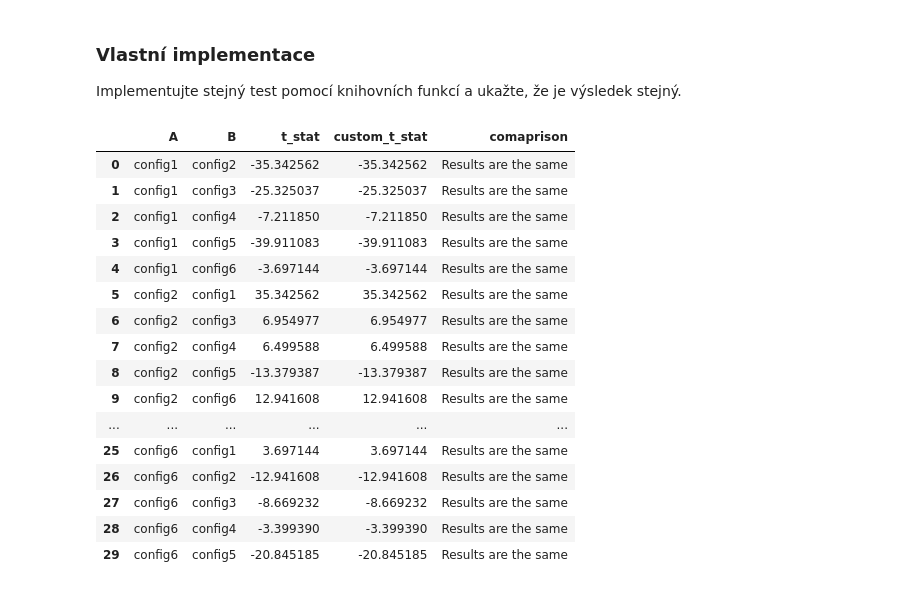
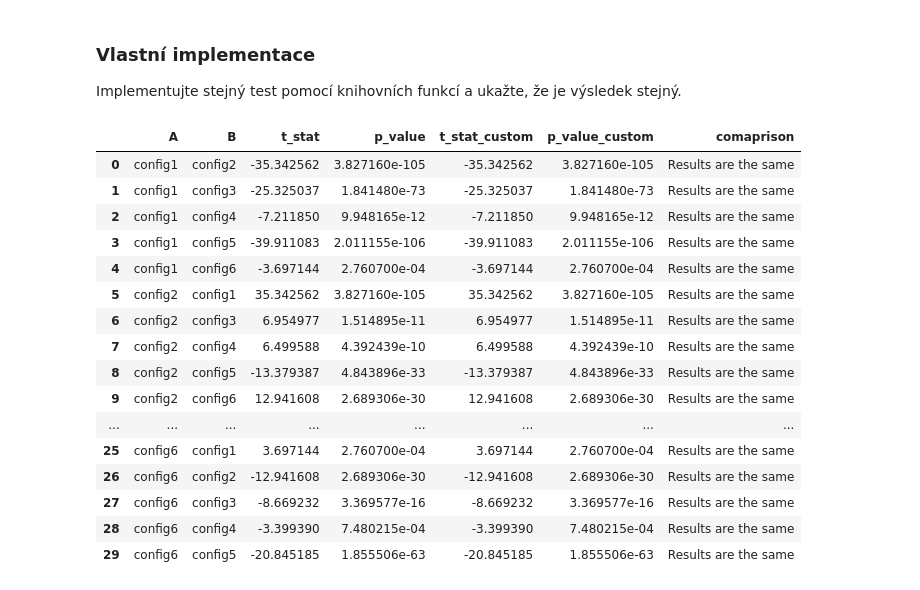
Before and after one commit to Explosiver001/MSP-Projekt1, a Jupyter notebook: proj1.ipynb, the cells around one changed output. Drawn from its saved outputs; the diff is of its cells as text; code cells hidden in the pictures.

Commit message:
added p-value

```diff
--- a/proj1.ipynb
+++ b/proj1.ipynb
@@ -249,11 +249,14 @@ for index, (config1, data1) in enumerate(data_dict.items()):
     for config2, data2 in list(data_dict.items()):
         if config1 == config2:
             continue
-        t_stat, _ = stats.ttest_ind(data1, data2, equal_var=False)
-        results.append({'A': config1, 'B': config2, 't_stat': t_stat})
+        t_stat, p_value = stats.ttest_ind(data1, data2, equal_var=False)
+        results.append({'A': config1, 'B': config2, 't_stat': t_stat, 'p_value': p_value})
 
 # porovnání výsledků t-testu
 rdf = pd.DataFrame(results)
+
+# zobrazení porovnání, kde je p-hodnota vyšší než 0.05
+display(rdf[rdf['p_value'] >= 0.05])
 
 # výpočet pozitivních hodnot (počet pozitivních hodnot prozrazuje pořadí konfigurace)
 find_order = lambda x: f"{len(list(filter(lambda y: y >= 0, x))) + 1}. fastest"
@@ -293,57 +299,54 @@ Implementujte stejný test pomocí knihovních funkcí a ukažte, že je výsled
 # %%
 # vlastní implementace nepárového t-testu
 
-def independent_t_test(x1: np.ndarray, x2: np.ndarray) -> float:
-
-    # rozptyl (můžeme použít i <np_ndarray>.var(ddof=1), implementace vlastního rozptylu "na ukázku")
-    def variance(x: np.ndarray, mean: float) -> None:
-        # vnitřní hodnoty pro sumu
-        tmp = [(xi - mean)**2 for xi in x]
-
-        # suma
-        tmp_sum = sum(tmp)
-
-        # podíl
-        return tmp_sum/(len(x)-1)
+def independent_t_test(x1: np.ndarray, x2: np.ndarray) -> tuple[float, float]:
+    # počty vzorků
+    n_x1 = len(x1)
+    n_x2 = len(x2)
 
     # průměry
     x1_mean = x1.mean()
     x2_mean = x2.mean()
 
     # rozptyly
-    var_1 = variance(x1, x1_mean)
-    var_2 = variance(x2, x2_mean)
+    x1_var = x1.var(ddof=1)
+    x2_var = x2.var(ddof=1)
 
-    # použitím výpočtu rozptylu z numpy by se měla zvýšit rychlost výpočtu
-    # var_1 = x1.var(ddof=1)
-    # var_2 = x2.var(ddof=1)
+    # výpočet t-hodnoty
+    t = (x1_mean-x2_mean)/(((x1_var/n_x1)+(x2_var/n_x2))**0.5)
 
-    # t-test
-    d = (x1_mean-x2_mean)/(((var_1/len(x1))+(var_2/len(x2)))**0.5)
-    return d
+    # výpočet stupňů volnosti
+    df = ((x1_var / n_x1 + x2_var / n_x2) ** 2) / ((x1_var / n_x1) ** 2 / (n_x1 - 1) + (x2_var / n_x2) ** 2 / (n_x2 - 1))
+
+    # výpočet p-hodnoty z t-hodnoty a stupňů volnosti
+    # na výpočet je použita scipy.stats funkce, jelikož jsem nenašel vzorec pro výpočet
+    #  stats.t.sf == (1 - stats.t.cdf)
+    p = 2 * stats.t.sf(abs(t), df)
+
+    return t, p
 
 
 # test pro každou dvojici konfigurací
-rdf['custom_t_stat'] = rdf.apply(lambda row: independent_t_test(data_dict[row['A']], data_dict[row['B']]), axis=1)
+rdf[['t_stat_custom', 'p_value_custom']] = rdf.apply(lambda row: independent_t_test(data_dict[row['A']], data_dict[row['B']]), axis=1, result_type='expand')
 
 # porovnání výsledků se scipy.stats.ttest_ind
-rdf['comaprison'] = rdf.apply(lambda row: 'Results are the same' if (abs(row['custom_t_stat'] - row['t_stat']) < 1e-9) else 'Different results', axis=1)
+rdf['comaprison'] = rdf.apply(lambda row: 'Results are the same' if (abs(row['t_stat_custom'] - row['t_stat']) < 1e-9) and (abs(row['p_value_custom'] - row['p_value']) < 1e-9) else 'Different results', axis=1)
 rdf
 # %% [output]
-|  | A | B | t_stat | custom_t_stat | comaprison |
-| 0 | config1 | config2 | -35.342562 | -35.342562 | Results are the same |
-| 1 | config1 | config3 | -25.325037 | -25.325037 | Results are the same |
-| 2 | config1 | config4 | -7.211850 | -7.211850 | Results are the same |
-| 3 | config1 | config5 | -39.911083 | -39.911083 | Results are the same |
-| 4 | config1 | config6 | -3.697144 | -3.697144 | Results are the same |
-| 5 | config2 | config1 | 35.342562 | 35.342562 | Results are the same |
-| 6 | config2 | config3 | 6.954977 | 6.954977 | Results are the same |
-| 7 | config2 | config4 | 6.499588 | 6.499588 | Results are the same |
-| 8 | config2 | config5 | -13.379387 | -13.379387 | Results are the same |
-| 9 | config2 | config6 | 12.941608 | 12.941608 | Results are the same |
-| ... | ... | ... | ... | ... | ... |
-| 25 | config6 | config1 | 3.697144 | 3.697144 | Results are the same |
-| 26 | config6 | config2 | -12.941608 | -12.941608 | Results are the same |
-| 27 | config6 | config3 | -8.669232 | -8.669232 | Results are the same |
-| 28 | config6 | config4 | -3.399390 | -3.399390 | Results are the same |
-| 29 | config6 | config5 | -20.845185 | -20.845185 | Results are the same |
+|  | A | B | t_stat | p_value | t_stat_custom | p_value_custom | comaprison |
+| 0 | config1 | config2 | -35.342562 | 3.827160e-105 | -35.342562 | 3.827160e-105 | Results are the same |
+| 1 | config1 | config3 | -25.325037 | 1.841480e-73 | -25.325037 | 1.841480e-73 | Results are the same |
+| 2 | config1 | config4 | -7.211850 | 9.948165e-12 | -7.211850 | 9.948165e-12 | Results are the same |
+| 3 | config1 | config5 | -39.911083 | 2.011155e-106 | -39.911083 | 2.011155e-106 | Results are the same |
+| 4 | config1 | config6 | -3.697144 | 2.760700e-04 | -3.697144 | 2.760700e-04 | Results are the same |
+| 5 | config2 | config1 | 35.342562 | 3.827160e-105 | 35.342562 | 3.827160e-105 | Results are the same |
+| 6 | config2 | config3 | 6.954977 | 1.514895e-11 | 6.954977 | 1.514895e-11 | Results are the same |
+| 7 | config2 | config4 | 6.499588 | 4.392439e-10 | 6.499588 | 4.392439e-10 | Results are the same |
+| 8 | config2 | config5 | -13.379387 | 4.843896e-33 | -13.379387 | 4.843896e-33 | Results are the same |
+| 9 | config2 | config6 | 12.941608 | 2.689306e-30 | 12.941608 | 2.689306e-30 | Results are the same |
+| ... | ... | ... | ... | ... | ... | ... | ... |
+| 25 | config6 | config1 | 3.697144 | 2.760700e-04 | 3.697144 | 2.760700e-04 | Results are the same |
+| 26 | config6 | config2 | -12.941608 | 2.689306e-30 | -12.941608 | 2.689306e-30 | Results are the same |
+| 27 | config6 | config3 | -8.669232 | 3.369577e-16 | -8.669232 | 3.369577e-16 | Results are the same |
+| 28 | config6 | config4 | -3.399390 | 7.480215e-04 | -3.399390 | 7.480215e-04 | Results are the same |
+| 29 | config6 | config5 | -20.845185 | 1.855506e-63 | -20.845185 | 1.855506e-63 | Results are the same |
```
Also changed, not shown: parts of 2 cells of this notebook.
